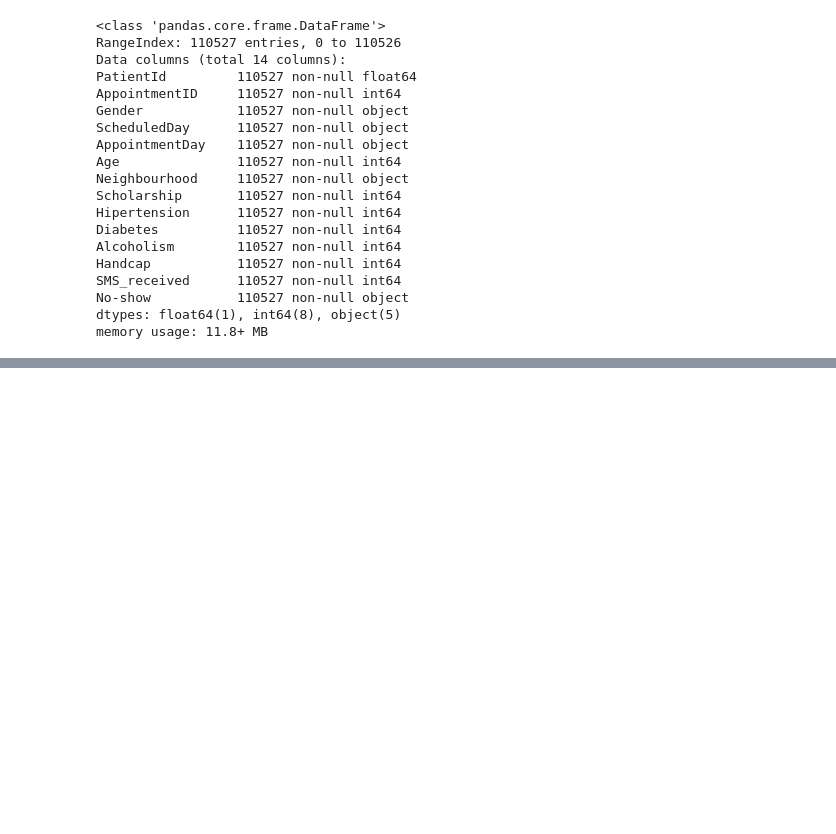
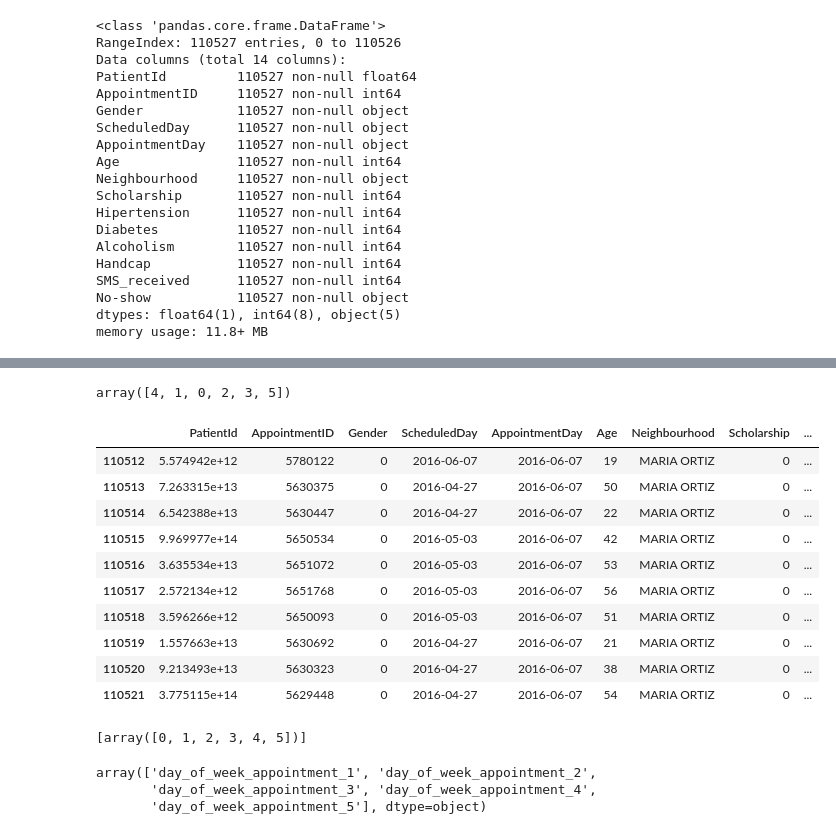
Before and after one commit to hussein073/Medical_Appointment_No_Show, a Jupyter notebook: anna_index.ipynb, the cells around one changed output, grey strips where cells are left out. Cells and saved outputs as stored; diff of their text form; code cells hidden in the pictures; blank space fills up the shorter version.

```diff
--- a/anna_index.ipynb
+++ b/anna_index.ipynb
@@ -115,0 +148,2 @@ for column in X.columns:
+# %%
+encoder = OneHotEncoder(drop='first', categories='auto').fit(month_category)
@@ -115,0 +170,3 @@ for column in X.columns:
+# %%
+ohe = pd.DataFrame(encoder.transform(month_category).toarray(),
+                   columns=encoder.get_feature_names(["month_appointment"]))
@@ -115,0 +186,2 @@ for column in X.columns:
+# %%
+df = df.drop(["appointment_month"], axis=1)
@@ -115,0 +197,2 @@ for column in X.columns:
+# %%
+df = pd.concat([df, ohe], axis=1, join='inner')
@@ -115,0 +216,19 @@ for column in X.columns:
+# %%
+df["appointment_day_of_the_week"].unique()
+# %% [output]
+array([4, 1, 0, 2, 3, 5])
+# %%
+
+df.tail(10)
+# %% [output]
+|  | PatientId | AppointmentID | Gender | ScheduledDay | AppointmentDay | Age | Neighbourhood | Scholarship | ... |
+| 110512 | 5.574942e+12 | 5780122 | 0 | 2016-06-07 | 2016-06-07 | 19 | MARIA ORTIZ | 0 | ... |
+| 110513 | 7.263315e+13 | 5630375 | 0 | 2016-04-27 | 2016-06-07 | 50 | MARIA ORTIZ | 0 | ... |
+| 110514 | 6.542388e+13 | 5630447 | 0 | 2016-04-27 | 2016-06-07 | 22 | MARIA ORTIZ | 0 | ... |
+| 110515 | 9.969977e+14 | 5650534 | 0 | 2016-05-03 | 2016-06-07 | 42 | MARIA ORTIZ | 0 | ... |
+| 110516 | 3.635534e+13 | 5651072 | 0 | 2016-05-03 | 2016-06-07 | 53 | MARIA ORTIZ | 0 | ... |
+| 110517 | 2.572134e+12 | 5651768 | 0 | 2016-05-03 | 2016-06-07 | 56 | MARIA ORTIZ | 0 | ... |
+| 110518 | 3.596266e+12 | 5650093 | 0 | 2016-05-03 | 2016-06-07 | 51 | MARIA ORTIZ | 0 | ... |
+| 110519 | 1.557663e+13 | 5630692 | 0 | 2016-04-27 | 2016-06-07 | 21 | MARIA ORTIZ | 0 | ... |
+| 110520 | 9.213493e+13 | 5630323 | 0 | 2016-04-27 | 2016-06-07 | 38 | MARIA ORTIZ | 0 | ... |
+| 110521 | 3.775115e+14 | 5629448 | 0 | 2016-04-27 | 2016-06-07 | 54 | MARIA ORTIZ | 0 | ... |
@@ -115,0 +237,10 @@ for column in X.columns:
+# %%
+encoder.categories_
+# %% [output]
+[array([0, 1, 2, 3, 4, 5])]
+# %%
+encoder.get_feature_names(["day_of_week_appointment"])
+# %% [output]
+array(['day_of_week_appointment_1', 'day_of_week_appointment_2',
+       'day_of_week_appointment_3', 'day_of_week_appointment_4',
+       'day_of_week_appointment_5'], dtype=object)
```
Also changed, not shown: parts of 62 cells of this notebook.
